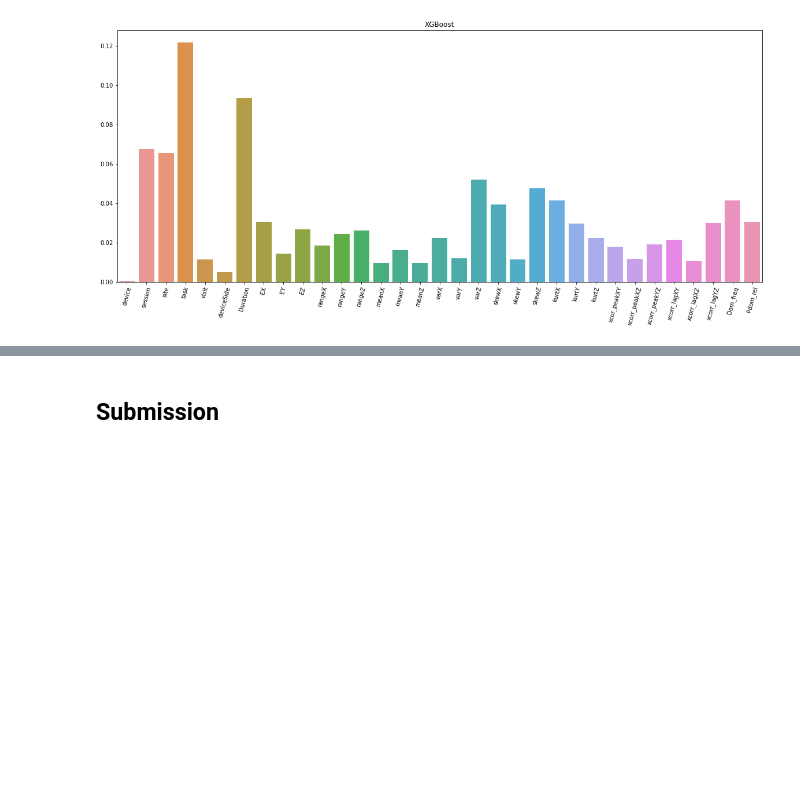
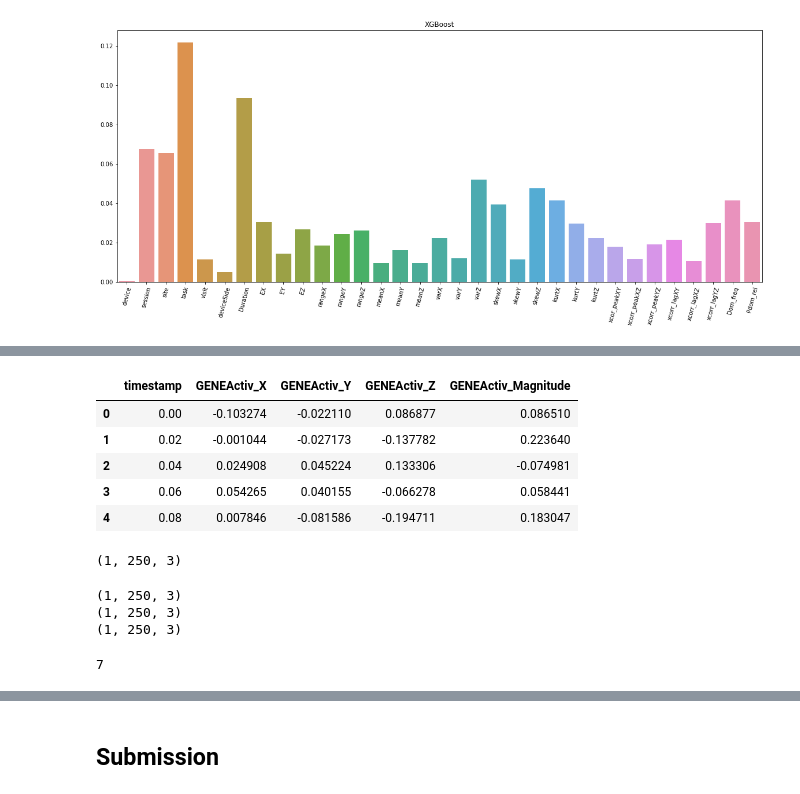
Before and after one commit to Luke3D/Misccode, a Jupyter notebook: Dataprocessing.ipynb, the cells around one changed output, grey strips where cells are left out. Cells and saved outputs as stored; diff of their text form; code cells hidden in the pictures; blank space fills up the shorter version.

```diff
--- a/Dataprocessing.ipynb
+++ b/Dataprocessing.ipynb
@@ -824,0 +988,9 @@ plt.title('XGBoost')
+# %%
+rawdata.head()
+# %% [output]
+|  | timestamp | GENEActiv_X | GENEActiv_Y | GENEActiv_Z | GENEActiv_Magnitude |
+| 0 | 0.00 | -0.103274 | -0.022110 | 0.086877 | 0.086510 |
+| 1 | 0.02 | -0.001044 | -0.027173 | -0.137782 | 0.223640 |
+| 2 | 0.04 | 0.024908 | 0.045224 | 0.133306 | -0.074981 |
+| 3 | 0.06 | 0.054265 | 0.040155 | -0.066278 | 0.058441 |
+| 4 | 0.08 | 0.007846 | -0.081586 | -0.194711 | 0.183047 |
@@ -824,0 +999,18 @@ plt.title('XGBoost')
+# %%
+np.expand_dims(clips[0].iloc[:,1:4].values,axis=0).shape
+# %% [output]
+(1, 250, 3)
+# %%
+data = np.empty((1,250,3))
+for clip in clips:
+    datac = np.expand_dims(clip.iloc[:,1:4].values,axis=0)
+    print(datac.shape)
+    data=np.concatenate((data,datac),axis=0)
+# %% [output]
+(1, 250, 3)
+(1, 250, 3)
+(1, 250, 3)
+# %%
+X_meta.iloc[10].task
+# %% [output]
+7
```
Also changed, not shown: parts of 34 cells of this notebook.
